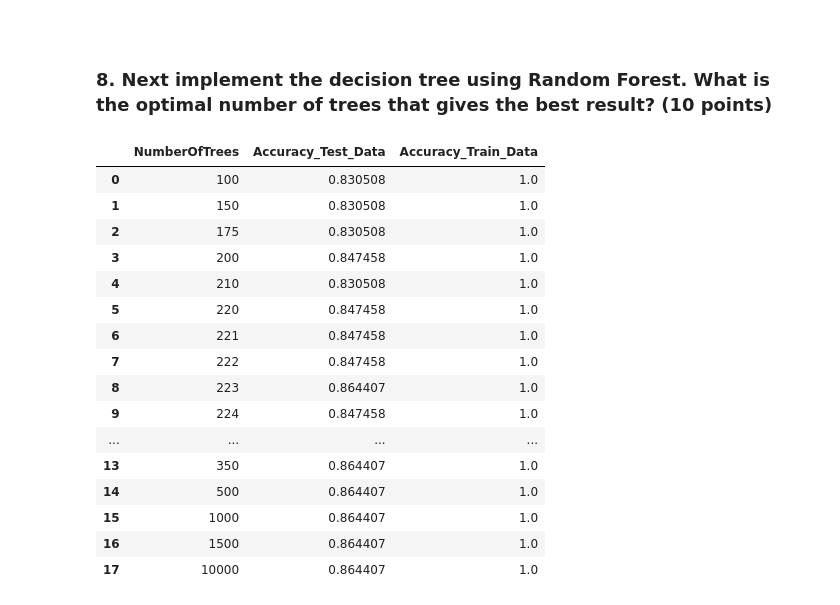
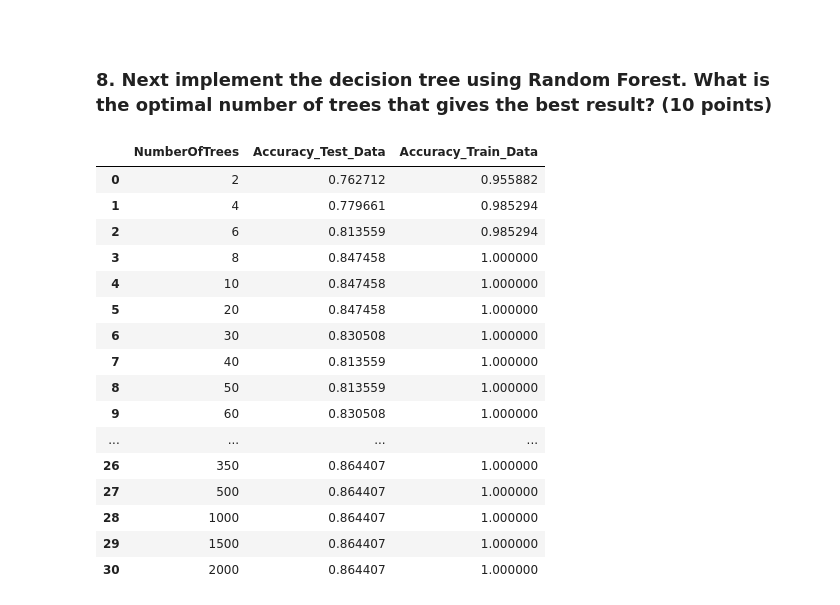
Before and after one commit to GreatLearningAIML1/chennai-aug-batch-senthilvelavan, a Jupyter notebook: EnsembleTechniques-R3-Project1/EnsembleTechniques_R3_Project1_Parkinson’s Disease.ipynb, the cells around one changed output. Drawn from its saved outputs; the diff is of its cells as text; code cells hidden in the pictures.

```diff
--- a/EnsembleTechniques-R3-Project1/EnsembleTechniques_R3_Project1_Parkinson’s Disease.ipynb
+++ b/EnsembleTechniques-R3-Project1/EnsembleTechniques_R3_Project1_Parkinson’s Disease.ipynb
@@ -523,7 +587,8 @@ spread1       0.389810
 # %%
-## Defining the model including train_test_split in a function so that it can be invoked multiple times
+## Defining the model including train_test_split in a function so that it can be invoked multiple times for different
+## hyperparameters
 
-def model(X_func,Y_func,criteria,maxDepth,minLeaf,depth,accuracy_train,accuracy_test,printLog):
+def model(X_func,Y_func,criteria,maxDepth,minLeaf,depth,leaf,accuracy_train,accuracy_test,printLog):
     X_func_train,X_func_test,Y_func_train,Y_func_test = train_test_split(X_func,Y_func,test_size=0.3,random_state=100)
 
     if(maxDepth=='None' and minLeaf=='None'):
@@ -534,6 +599,7 @@ def model(X_func,Y_func,criteria,maxDepth,minLeaf,depth,accuracy_train,accuracy_
         dtc_func = DecisionTreeClassifier(criterion=criteria,min_samples_leaf=minLeaf)
     dtc_func.fit(X_func_train,Y_func_train)
     depth.append(maxDepth)
+    leaf.append(minLeaf)
     accuracy_train.append(dtc_func.score(X_func_train,Y_func_train))
     accuracy_test.append(dtc_func.score(X_func_test,Y_func_test))
     if(printLog):
@@ -549,16 +615,19 @@ def model(X_func,Y_func,criteria,maxDepth,minLeaf,depth,accuracy_train,accuracy_
     if(printLog):
         print (pd.DataFrame(dtc_func.feature_importances_, columns = ["Imp"], index = X_func_train.columns))
 # %%
-## Reducing the max_depth to 4 instead of the original 5, gives same accuracy for the test data and at the same time
+## max_depth - all possible values
+## -----------------------------
+## Reducing the max_depth to 4 instead of the default 5 gives same accuracy for the test data and at the same time
 ## it is not overfitted model w.r.t training data
 
 depth=[]
+minLeaf=[]
 accuracy_train=[]
 accuracy_test=[]
 for x in range(1,6):
     Y_reg = pd_df[['status']]
     X_reg = pd_df[['MDVP:Fo(Hz)','MDVP:Shimmer','PPE','spread1']]
-    model(X_reg,Y_reg,'entropy',x,'None',depth,accuracy_train,accuracy_test, False)
+    model(X_reg,Y_reg,'entropy',x,'None',depth,minLeaf,accuracy_train,accuracy_test, False)
     ##system("dot -Tpng PD_No_Yes_func.dot -o PD_No_Yes_func.png")
     ##Image("PD_No_Yes_func.png")
 
@@ -598,0 +718,22 @@ spread1       0.373117
+# %%
+## min_samples_leaf = 13
+## ----------------------
+## Increasing the min_samples_leaf to 2,3 instead of the default 1 gives same accuracy for the test data and at the
+## same time, it is not overfitted w.r.t training data. Though this tree gives the same max_depth=5
+## as the original model, this seems to not be an overfit for the training data
+## Hence this is comparitively better than the max_depth regularization parameter
+
+minLeaf=[]
+accuracy_train=[]
+accuracy_test=[]
+for x in pd.Series([13]):
+    Y_reg = pd_df[['status']]
+    X_reg = pd_df[['MDVP:Fo(Hz)','MDVP:Shimmer','PPE','spread1']]
+    model(X_reg,Y_reg,'entropy','None',x,depth,minLeaf,accuracy_train,accuracy_test, True)
+
+
+report = pd.DataFrame({'minLeaf':minLeaf,'accuracy_train':accuracy_train,'accuracy_test':accuracy_test})
+report
+
+system("dot -Tpng PD_No_Yes_func.dot -o PD_No_Yes_func.png")
+Image("PD_No_Yes_func.png")
@@ -616,30 +800,29 @@ def rfc_dt(numberOfTrees,trees_df,treenos,rfc_accuracy_test,rfc_accuracy_train):
     rfc_accuracy_test.append(rfc.score(X_test,Y_test))
     treenos.append(treenos)
 # %%
-treenos = pd.Series([100,150,175,200,210,220,221,222,223,224,225,250,300,350,500,1000,1500,10000])
+treenos = pd.Series([2,4,6,8,10,20,30,40,50,60,70,80,90,100,150,175,200,210,220,221,222,223,224,225,250,300,350,500,1000,1500,2000])
 rfc_accuracy_test = []
 rfc_accuracy_train = []
 
 for x in treenos:
     rfc_dt(x,trees_df,treenos,rfc_accuracy_test,rfc_accuracy_train)
 tree_dataframe = pd.DataFrame({'NumberOfTrees':treenos,'Accuracy_Test_Data':rfc_accuracy_test,'Accuracy_Train_Data':rfc_accuracy_train})
 tree_dataframe
-##sns.jointplot('NumberOfTrees','Accuracy',tree_dataframe)
 # %% [output]
 |  | NumberOfTrees | Accuracy_Test_Data | Accuracy_Train_Data |
-| 0 | 100 | 0.830508 | 1.0 |
-| 1 | 150 | 0.830508 | 1.0 |
-| 2 | 175 | 0.830508 | 1.0 |
-| 3 | 200 | 0.847458 | 1.0 |
-| 4 | 210 | 0.830508 | 1.0 |
-| 5 | 220 | 0.847458 | 1.0 |
-| 6 | 221 | 0.847458 | 1.0 |
-| 7 | 222 | 0.847458 | 1.0 |
-| 8 | 223 | 0.864407 | 1.0 |
-| 9 | 224 | 0.847458 | 1.0 |
+| 0 | 2 | 0.762712 | 0.955882 |
+| 1 | 4 | 0.779661 | 0.985294 |
+| 2 | 6 | 0.813559 | 0.985294 |
+| 3 | 8 | 0.847458 | 1.000000 |
+| 4 | 10 | 0.847458 | 1.000000 |
+| 5 | 20 | 0.847458 | 1.000000 |
+| 6 | 30 | 0.830508 | 1.000000 |
+| 7 | 40 | 0.813559 | 1.000000 |
+| 8 | 50 | 0.813559 | 1.000000 |
+| 9 | 60 | 0.830508 | 1.000000 |
 | ... | ... | ... | ... |
-| 13 | 350 | 0.864407 | 1.0 |
-| 14 | 500 | 0.864407 | 1.0 |
-| 15 | 1000 | 0.864407 | 1.0 |
-| 16 | 1500 | 0.864407 | 1.0 |
-| 17 | 10000 | 0.864407 | 1.0 |
+| 26 | 350 | 0.864407 | 1.000000 |
+| 27 | 500 | 0.864407 | 1.000000 |
+| 28 | 1000 | 0.864407 | 1.000000 |
+| 29 | 1500 | 0.864407 | 1.000000 |
+| 30 | 2000 | 0.864407 | 1.000000 |
```
Also changed, not shown: parts of 14 cells of this notebook.
